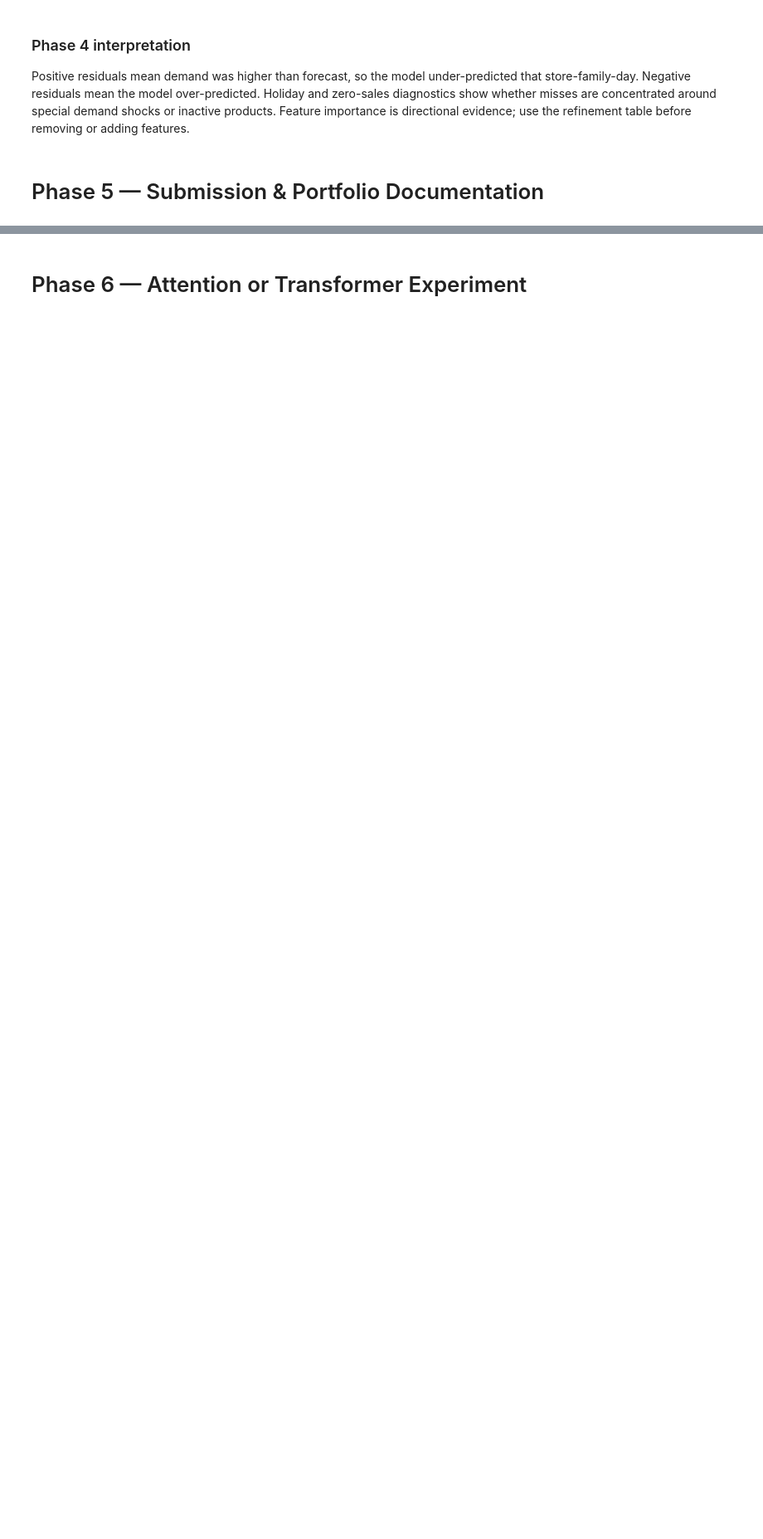
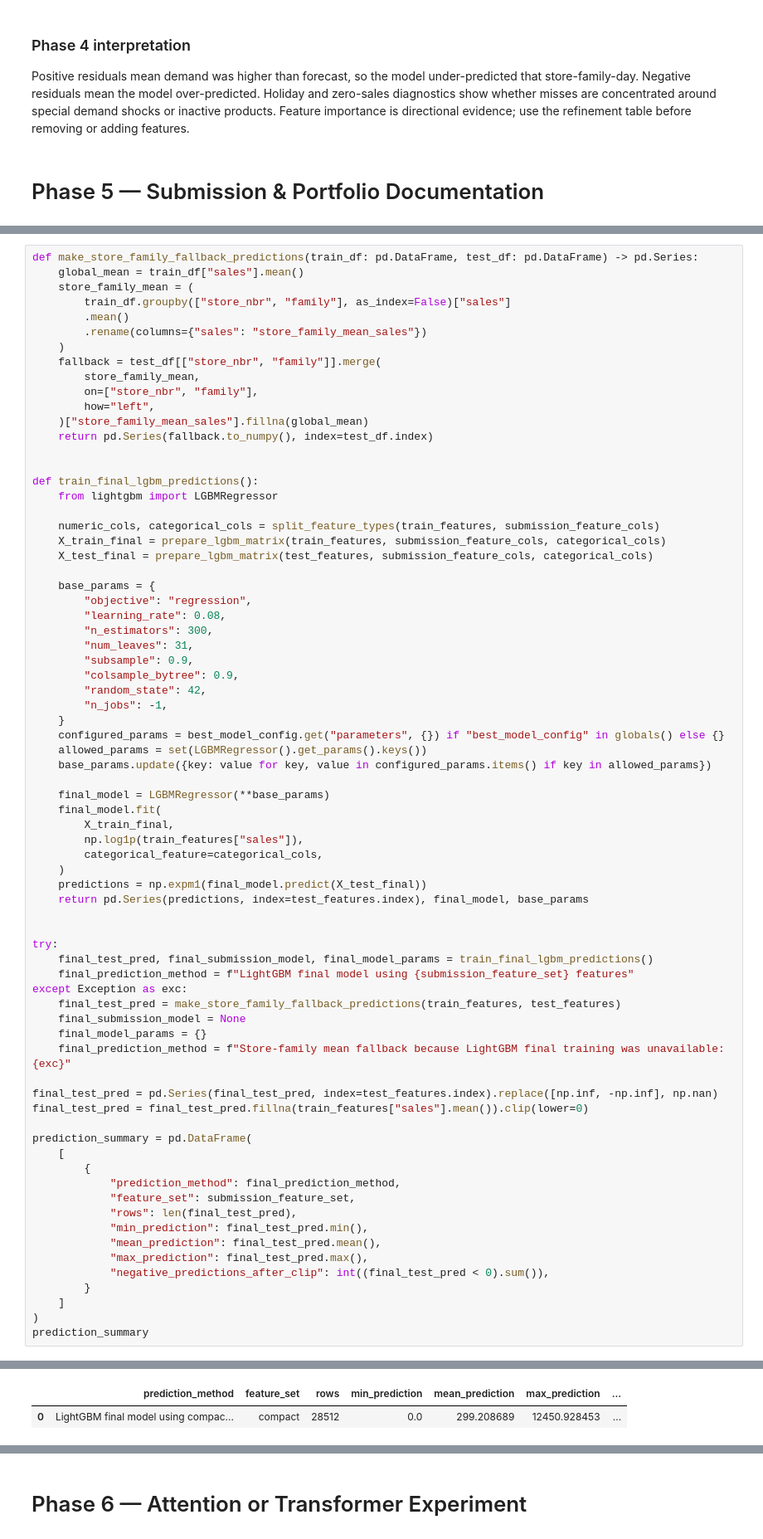
Before and after one commit to mutassimalzeem/store-sales-time-series-forecasting, a Jupyter notebook: notebooks/analysis.ipynb, the cells around one changed output, grey strips where cells are left out. Shown at 83% size. Cells and saved outputs as stored; diff of their text form; blank space fills up the shorter version.

```diff
--- a/notebooks/analysis.ipynb
+++ b/notebooks/analysis.ipynb
@@ -3510,0 +3590,74 @@ Positive residuals mean demand was higher than forecast, so the model under-pred
+# %%
+def make_store_family_fallback_predictions(train_df: pd.DataFrame, test_df: pd.DataFrame) -> pd.Series:
+    global_mean = train_df["sales"].mean()
+    store_family_mean = (
+        train_df.groupby(["store_nbr", "family"], as_index=False)["sales"]
+        .mean()
+        .rename(columns={"sales": "store_family_mean_sales"})
+    )
+    fallback = test_df[["store_nbr", "family"]].merge(
+        store_family_mean,
+        on=["store_nbr", "family"],
+        how="left",
+    )["store_family_mean_sales"].fillna(global_mean)
+    return pd.Series(fallback.to_numpy(), index=test_df.index)
+
+
+def train_final_lgbm_predictions():
+    from lightgbm import LGBMRegressor
+
+    numeric_cols, categorical_cols = split_feature_types(train_features, submission_feature_cols)
+    X_train_final = prepare_lgbm_matrix(train_features, submission_feature_cols, categorical_cols)
+    X_test_final = prepare_lgbm_matrix(test_features, submission_feature_cols, categorical_cols)
+
+    base_params = {
+        "objective": "regression",
+        "learning_rate": 0.08,
+        "n_estimators": 300,
+        "num_leaves": 31,
+        "subsample": 0.9,
+        "colsample_bytree": 0.9,
+        "random_state": 42,
+        "n_jobs": -1,
+    }
+    configured_params = best_model_config.get("parameters", {}) if "best_model_config" in globals() else {}
+    allowed_params = set(LGBMRegressor().get_params().keys())
+    base_params.update({key: value for key, value in configured_params.items() if key in allowed_params})
+
+    final_model = LGBMRegressor(**base_params)
+    final_model.fit(
+        X_train_final,
+        np.log1p(train_features["sales"]),
+        categorical_feature=categorical_cols,
+    )
+    predictions = np.expm1(final_model.predict(X_test_final))
+    return pd.Series(predictions, index=test_features.index), final_model, base_params
+
+
+try:
+    final_test_pred, final_submission_model, final_model_params = train_final_lgbm_predictions()
+    final_prediction_method = f"LightGBM final model using {submission_feature_set} features"
+except Exception as exc:
+    final_test_pred = make_store_family_fallback_predictions(train_features, test_features)
+    final_submission_model = None
+    final_model_params = {}
+    final_prediction_method = f"Store-family mean fallback because LightGBM final training was unavailable: {exc}"
+
+final_test_pred = pd.Series(final_test_pred, index=test_features.index).replace([np.inf, -np.inf], np.nan)
+final_test_pred = final_test_pred.fillna(train_features["sales"].mean()).clip(lower=0)
+
+prediction_summary = pd.DataFrame(
+    [
+        {
+            "prediction_method": final_prediction_method,
+            "feature_set": submission_feature_set,
+            "rows": len(final_test_pred),
+            "min_prediction": final_test_pred.min(),
+            "mean_prediction": final_test_pred.mean(),
+            "max_prediction": final_test_pred.max(),
+            "negative_predictions_after_clip": int((final_test_pred < 0).sum()),
+        }
+    ]
+)
+prediction_summary
+# %% [output]
@@ -3510,0 +3670,2 @@ Positive residuals mean demand was higher than forecast, so the model under-pred
+|  | prediction_method | feature_set | rows | min_prediction | mean_prediction | max_prediction | ... |
+| 0 | LightGBM final model using compac... | compact | 28512 | 0.0 | 299.208689 | 12450.928453 | ... |
```
Also changed, not shown: parts of 14 cells of this notebook.
